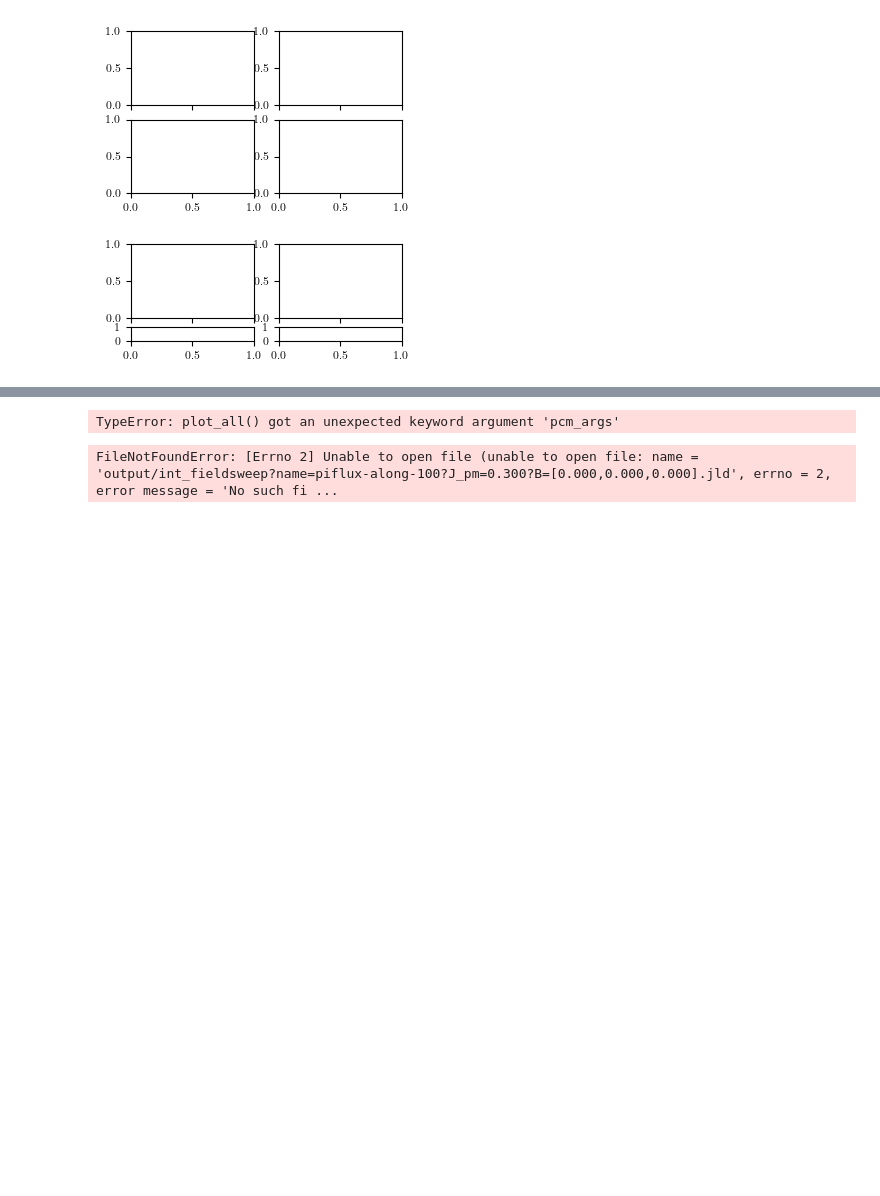
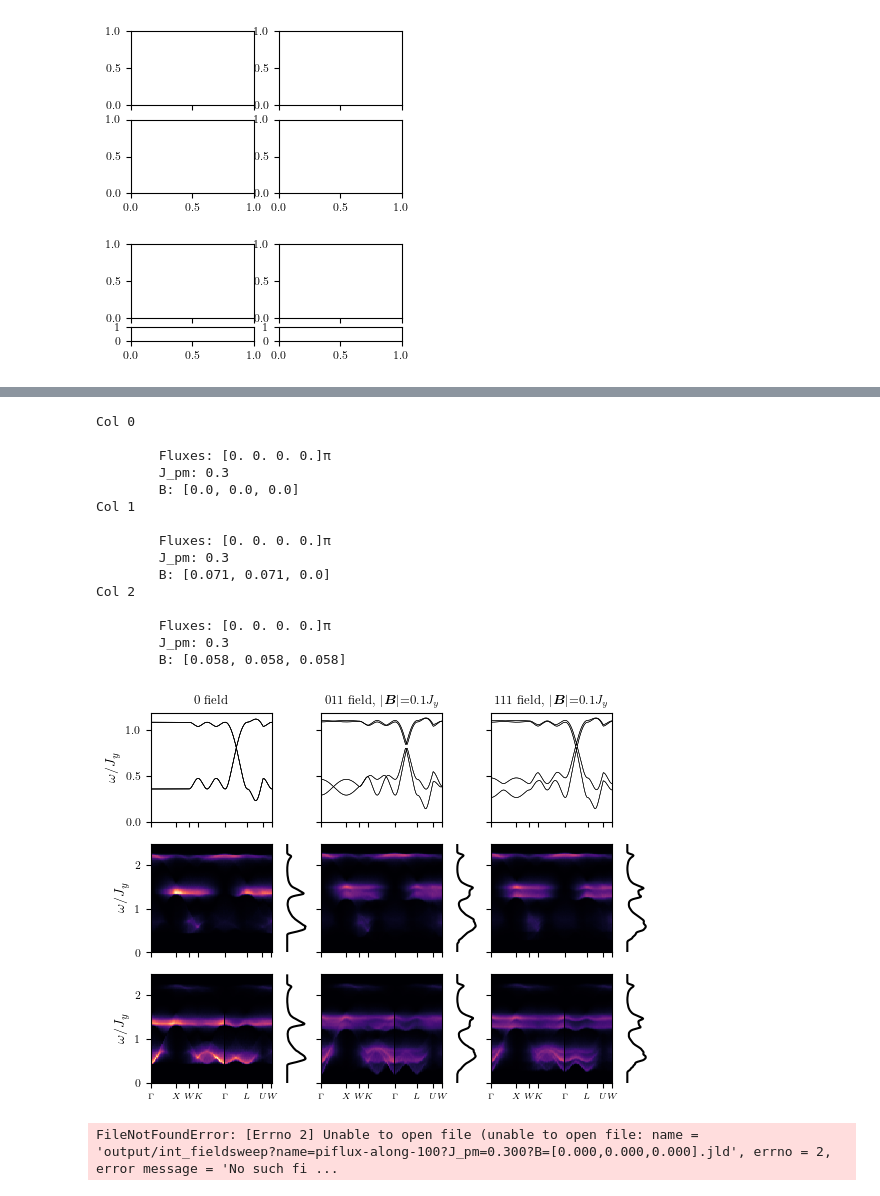
Before and after one commit to Spuriosity1/qsi-spinon-gmft, a Jupyter notebook: plot_pretty.ipynb, the cells around one changed output, grey strips where cells are left out. Saved outputs shown, nothing was run; the diff lists cells and outputs as text; code cells hidden in the pictures; blank space fills up the shorter version.

```diff
--- a/plot_pretty.ipynb
+++ b/plot_pretty.ipynb
@@ -500,25 +481,36 @@ fig, Ax = plot_all(settings, titles, normalise_intensity=True)
 # fig.savefig(SAVEPATH_POSTER+"/0flux.pdf",dpi=300)
 # %%
 settings_piflux = [
-    # "?name=piflux?J_pm=0.050?B=[0.000,0.000,0.000].jld",
-    # "?name=piflux?J_pm=0.050?B=[0.058,0.058,0.058].jld",
-    # "?name=piflux?J_pm=0.050?B=[0.000,0.071,0.071].jld"
-    "?name=piflux?J_pm=0.300?B=[0.100,0.000,0.000].jld",
+    "?name=piflux?J_pm=0.300?B=[0.000,0.000,0.000].jld",
     "?name=piflux?J_pm=0.300?B=[0.071,0.071,0.000].jld",
     "?name=piflux?J_pm=0.300?B=[0.058,0.058,0.058].jld"
-
 ]
 
 titles = [
     "0 field",
     r"011 field, $|\boldsymbol{B}|$=%.1f$J_y$"% parsinate_B(settings_piflux[1]),
     r"111 field, $|\boldsymbol{B}|$=%.1f$J_y$"% parsinate_B(settings_piflux[2])
 ]
-fig, Ax = plot_all(settings_piflux, titles, normalise_intensity=True,    pcm_args={'vmax': 1000})
+fig, Ax = plot_all(settings_piflux, titles, normalise_intensity=True)
 # fig.savefig(SAVEPATH+"/piflux.pdf",dpi=300)
 # fig.add_axes([0,0,1,1]).patch.set_alpha(0)
 # %% [output]
-TypeError: plot_all() got an unexpected keyword argument 'pcm_args'
+Col 0
+
+        Fluxes: [0. 0. 0. 0.]π
+        J_pm: 0.3
+        B: [0.0, 0.0, 0.0]
+Col 1
+
+        Fluxes: [0. 0. 0. 0.]π
+        J_pm: 0.3
+        B: [0.071, 0.071, 0.0]
+Col 2
+
+        Fluxes: [0. 0. 0. 0.]π
+        J_pm: 0.3
+        B: [0.058, 0.058, 0.058]
+[figure, added]
 # %%
 
 settings_pipi00 = [
```
Also changed, not shown: parts of 4 cells of this notebook, 1 other file.
